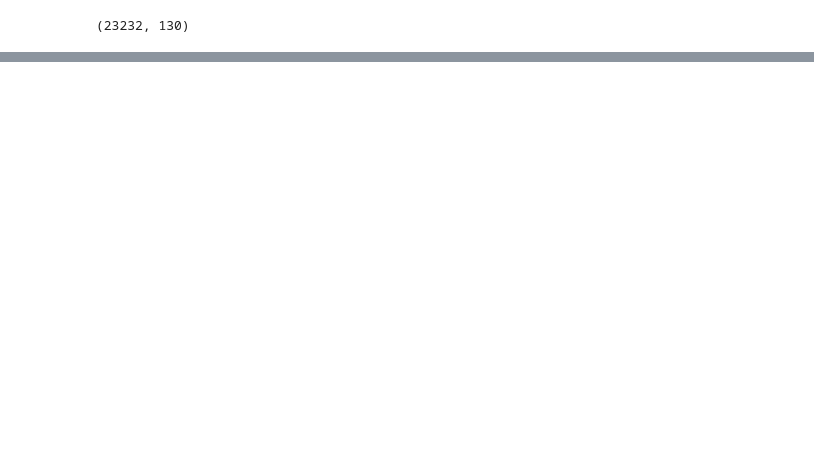
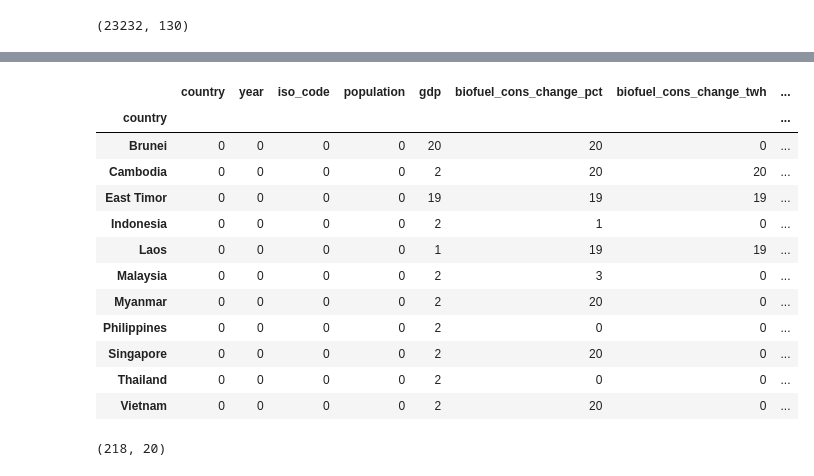
Before and after one commit to christianabusca/energy-climate-analysis, a Jupyter notebook: energy-project.ipynb, the cells around one changed output, grey strips where cells are left out. Cells and saved outputs as stored; diff of their text form; code cells hidden in the pictures; blank space fills up the shorter version.

Commit message:
Kaggle Notebook | energy_project | Version 3

```diff
--- a/energy-project.ipynb
+++ b/energy-project.ipynb
@@ -28,0 +182,3 @@ df.shape
+# %%
+sea_df = sea_df[sea_df['year'] >= 2005]
+sea_df.shape
@@ -28,0 +207,55 @@ df.shape
+# %%
+null_sea = sea_df.isnull().groupby(sea_df['country']).sum()
+null_sea
+# %% [output]
+|  | country | year | iso_code | population | gdp | biofuel_cons_change_pct | biofuel_cons_change_twh | ... |
+| country |  |  |  |  |  |  |  | ... |
+| Brunei | 0 | 0 | 0 | 0 | 20 | 20 | 0 | ... |
+| Cambodia | 0 | 0 | 0 | 0 | 2 | 20 | 20 | ... |
+| East Timor | 0 | 0 | 0 | 0 | 19 | 19 | 19 | ... |
+| Indonesia | 0 | 0 | 0 | 0 | 2 | 1 | 0 | ... |
+| Laos | 0 | 0 | 0 | 0 | 1 | 19 | 19 | ... |
+| Malaysia | 0 | 0 | 0 | 0 | 2 | 3 | 0 | ... |
+| Myanmar | 0 | 0 | 0 | 0 | 2 | 20 | 0 | ... |
+| Philippines | 0 | 0 | 0 | 0 | 2 | 0 | 0 | ... |
+| Singapore | 0 | 0 | 0 | 0 | 2 | 20 | 0 | ... |
+| Thailand | 0 | 0 | 0 | 0 | 2 | 0 | 0 | ... |
+| Vietnam | 0 | 0 | 0 | 0 | 2 | 20 | 0 | ... |
+# %%
+selected_columns = [
+    # Identifiers
+    'country', 'year', 'iso_code',
+
+    # Demographics & Economy
+    'population', 'gdp',
+
+    # Energy Share Metrics (% of total energy)
+    'fossil_share_energy',
+    'renewables_share_energy',
+    'solar_share_energy',
+    'wind_share_energy',
+    'hydro_share_energy',
+    'low_carbon_share_energy',
+
+    # Absolute Consumption
+    'primary_energy_consumption',
+    'fossil_fuel_consumption',
+    'renewables_consumption',
+    'energy_per_capita',
+
+    # Growth/Change Metrics
+    'renewables_cons_change_pct',
+    'fossil_cons_change_pct',
+
+    # Environmental Impact
+    'greenhouse_gas_emissions',
+    'carbon_intensity_elec',
+
+    # Economic Efficiency
+    'energy_per_gdp'
+]
+
+f_sea_df = sea_df[selected_columns].copy()
+f_sea_df.shape
+# %% [output]
+(218, 20)
```
Also changed, not shown: parts of 21 cells of this notebook.
